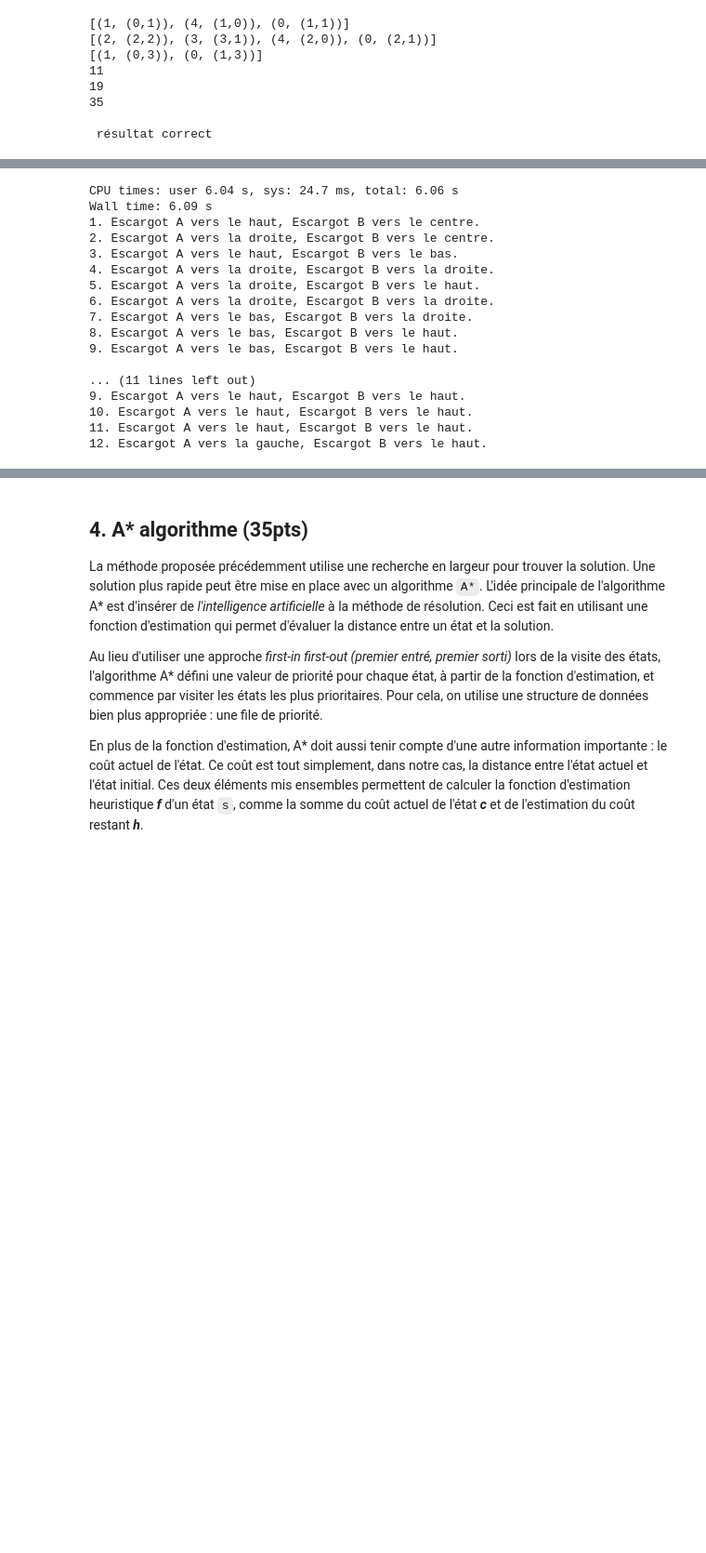
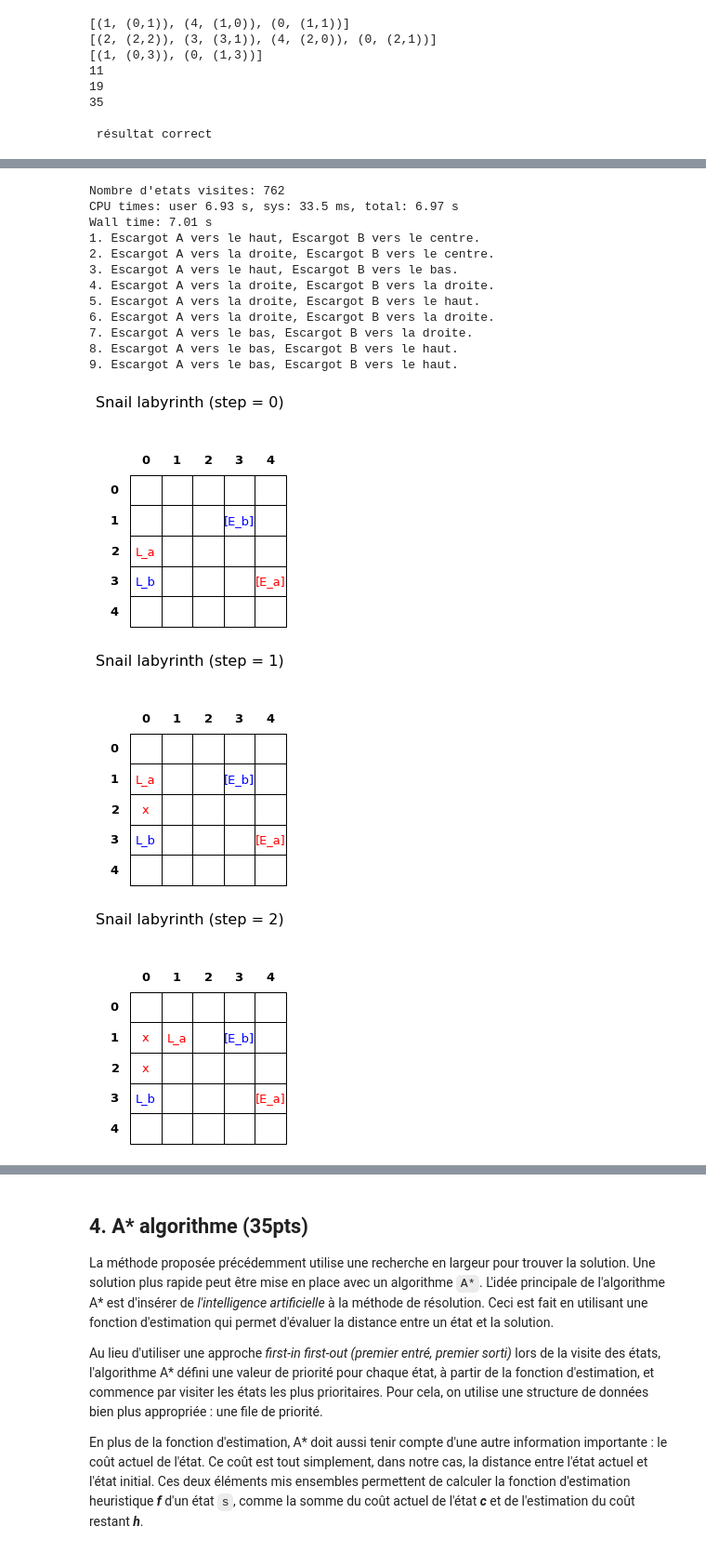
Before and after one commit to luukim/INF8215, a Jupyter notebook: TP1/TP1_Luu_Mellouk_Younes.ipynb, the cells around one changed output, grey strips where cells are left out. Shown at 93% size. Cells and saved outputs as stored; diff of their text form; code cells hidden in the pictures; blank space fills up the shorter version.

```diff
--- a/TP1/TP1_Luu_Mellouk_Younes.ipynb
+++ b/TP1/TP1_Luu_Mellouk_Younes.ipynb
@@ -743,40 +731,38 @@ def solve9():
     lb = Labyrinth(5, 5,
                     [Position(3,4), Position(1,3)],
                     [])
     s0 = State([Position(2,0), Position(3,0)])
     s = %time lb.solve_Astar(s0)
     lb.print_solution(s)
 #     Si vous voulez visualiser les résultats, décommenter la ligne ci-dessous.
-#     lb.print_labyrinth(s, show_all=True)
+    lb.print_labyrinth(s, show_all=True)
 
 def solve12():
     lb = Labyrinth(5, 7,
                 [Position(0,4), Position(0,6)],
                 [Position(0,3), Position(1,3), Position(2,3), Position(2,2), Position(2,4)])
     s0 = State([Position(0,0), Position(3,0)])
     s = %time lb.solve_Astar(s0)
     lb.print_solution(s)
 #     Si vous voulez visualiser les résultats, décommenter la ligne ci-dessous.
-#     lb.print_labyrinth(s, show_all=True)
+    lb.print_labyrinth(s, show_all=True)
 
 solve9()
 print("\n")
 solve12()
 # %% [output]
-CPU times: user 6.04 s, sys: 24.7 ms, total: 6.06 s
-Wall time: 6.09 s
+Nombre d'etats visites: 762
+CPU times: user 6.93 s, sys: 33.5 ms, total: 6.97 s
+Wall time: 7.01 s
 1. Escargot A vers le haut, Escargot B vers le centre.
 2. Escargot A vers la droite, Escargot B vers le centre.
 3. Escargot A vers le haut, Escargot B vers le bas.
 4. Escargot A vers la droite, Escargot B vers la droite.
 5. Escargot A vers la droite, Escargot B vers le haut.
 6. Escargot A vers la droite, Escargot B vers la droite.
 7. Escargot A vers le bas, Escargot B vers la droite.
 8. Escargot A vers le bas, Escargot B vers le haut.
 9. Escargot A vers le bas, Escargot B vers le haut.
-
-... (11 lines left out)
-9. Escargot A vers le haut, Escargot B vers le haut.
-10. Escargot A vers le haut, Escargot B vers le haut.
-11. Escargot A vers le haut, Escargot B vers le haut.
-12. Escargot A vers la gauche, Escargot B vers le haut.
+[figure, added]
+[figure, added]
+[figure, added]
```
Also changed, not shown: parts of 4 cells of this notebook.
